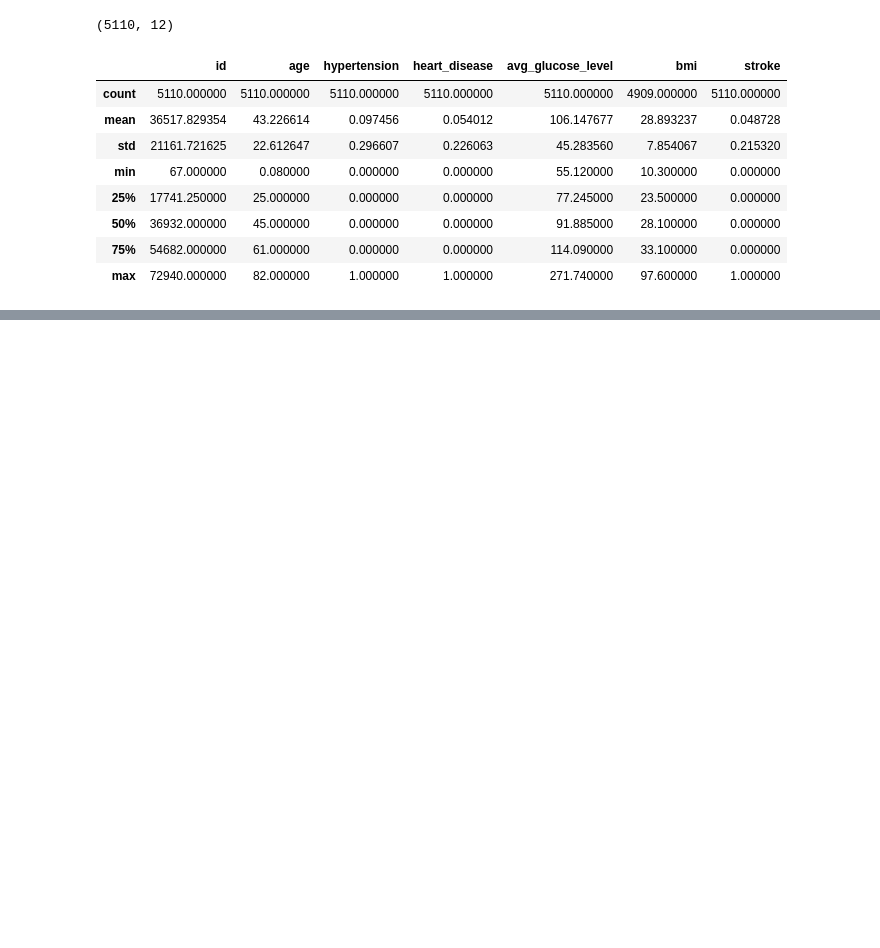
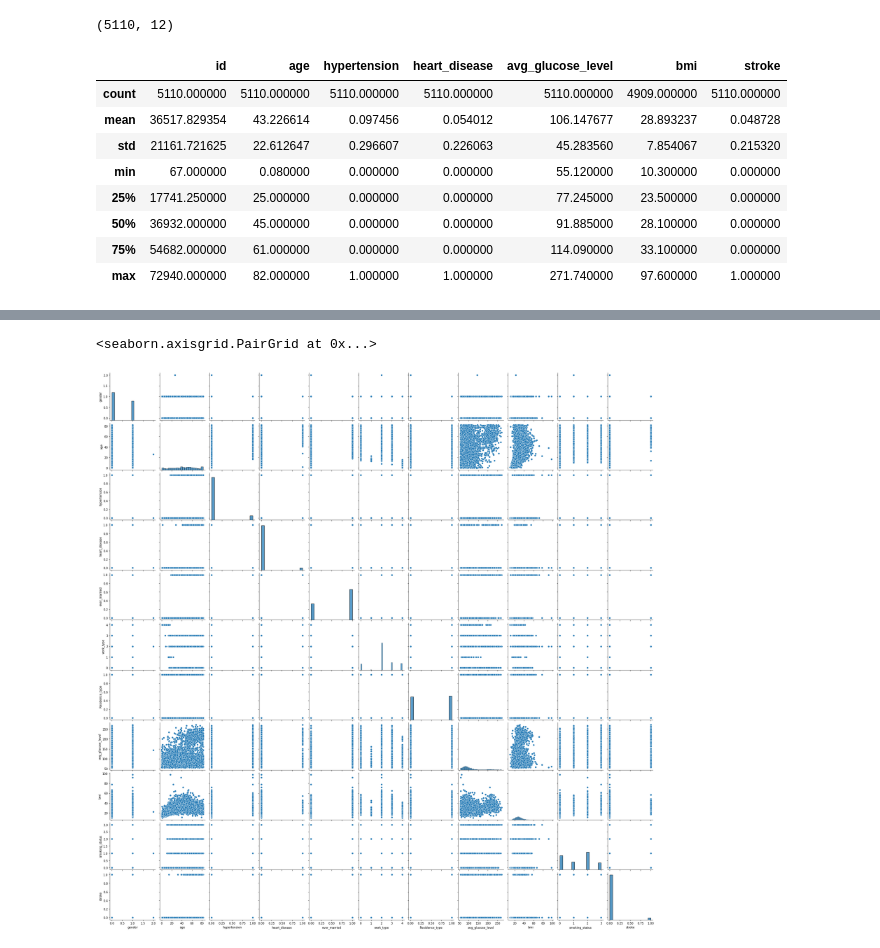
Before and after one commit to Rishy20/ML_Assignment2_IT19155944_IT19170244_IT19140544_IT19168500, a Jupyter notebook: ML Assignment 2.ipynb, the cells around one changed output, grey strips where cells are left out. Drawn from its saved outputs; the diff is of its cells as text; code cells hidden in the pictures; blank space fills up the shorter version.

```diff
--- a/ML Assignment 2.ipynb
+++ b/ML Assignment 2.ipynb
@@ -103,0 +122,5 @@ for x in lable_data.columns:
+# %%
+sns.pairplot(df)
+# %% [output]
+<seaborn.axisgrid.PairGrid at 0x...>
+[figure, added]
```
Also changed, not shown: parts of 12 cells of this notebook.
